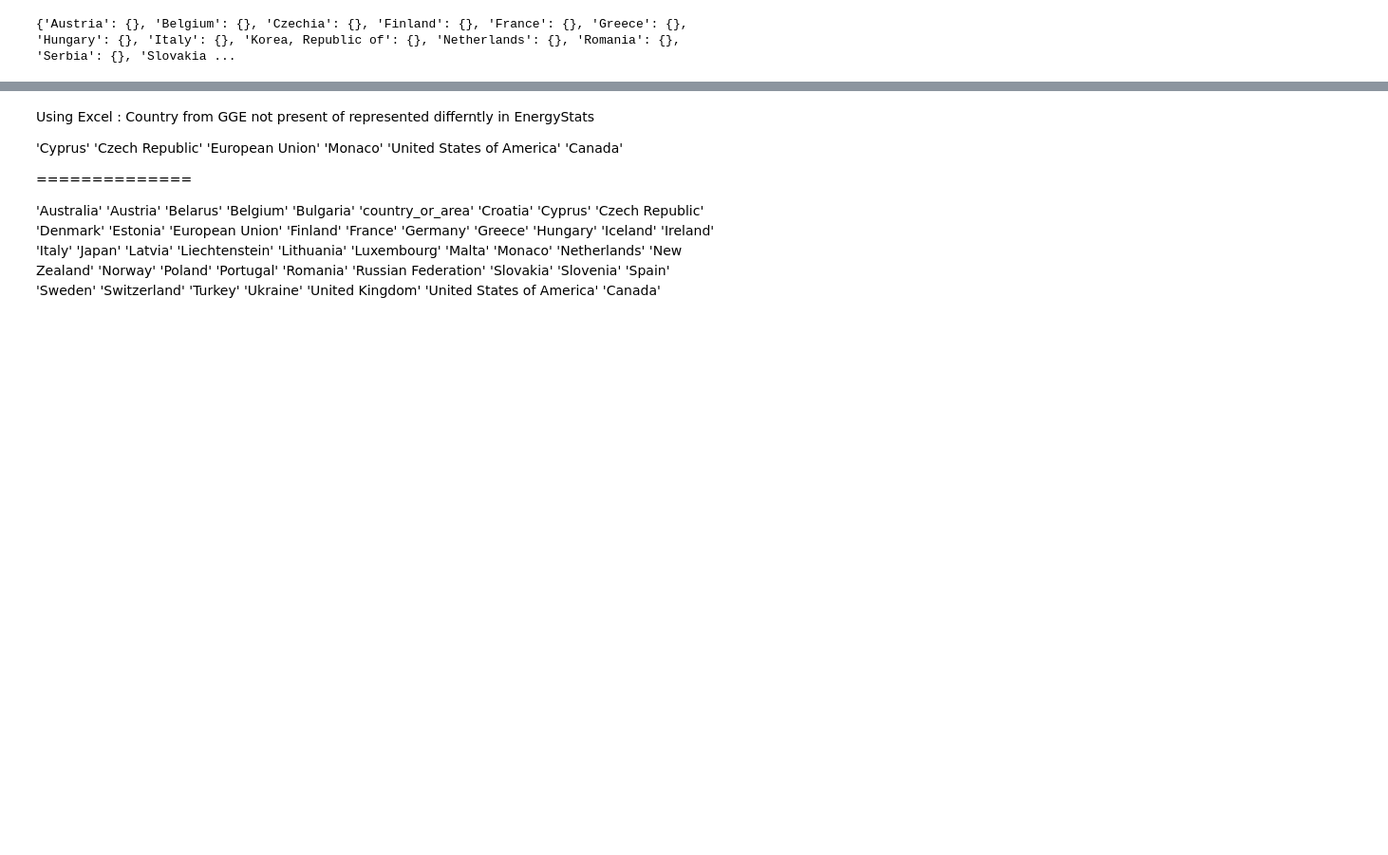
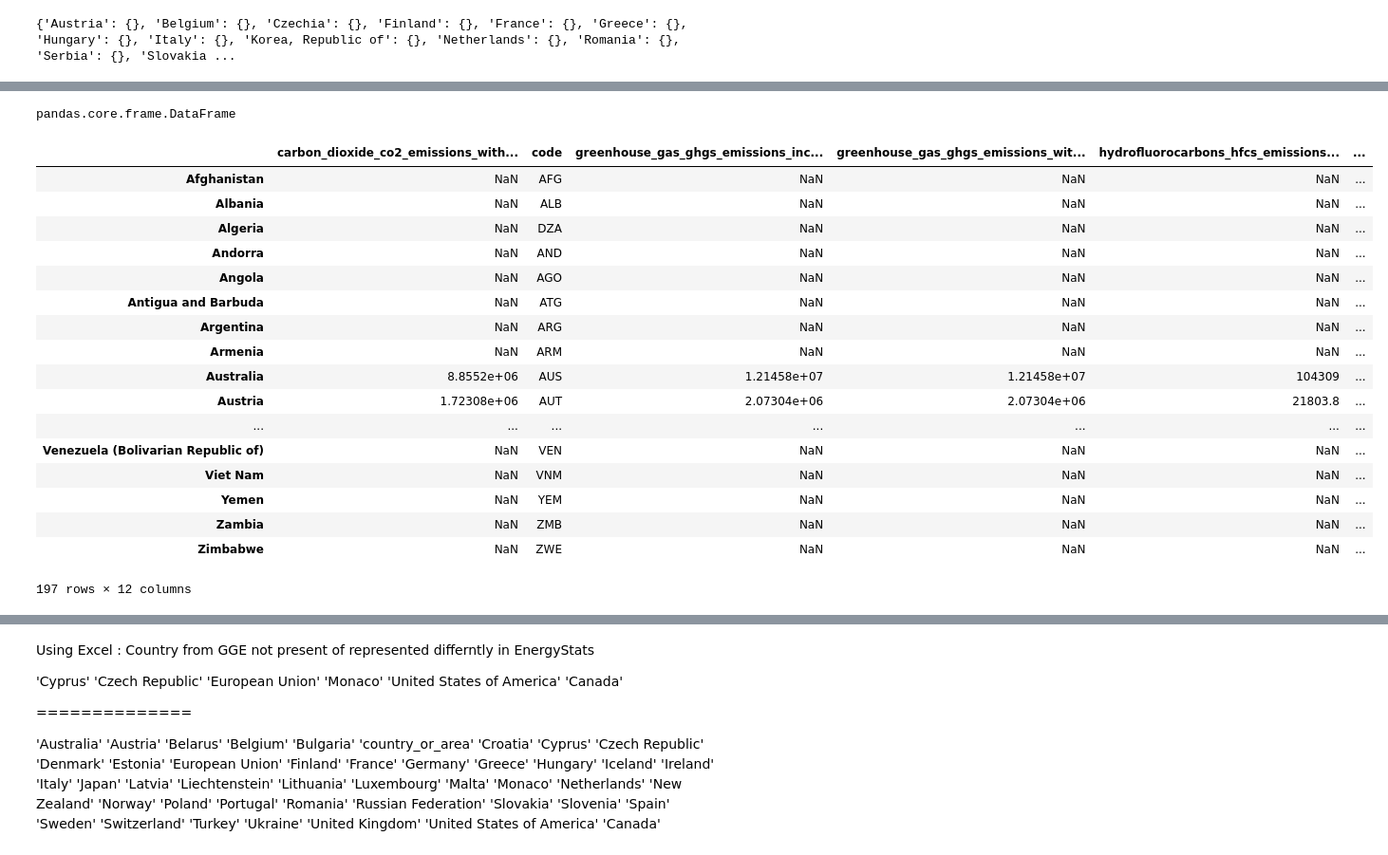
Before and after one commit to abhishekanand/data-512-a6-FinalProject, a Jupyter notebook: FinalProject.ipynb, the cells around one changed output, grey strips where cells are left out. Shown at 95% size. Saved outputs shown, nothing was run; the diff lists cells and outputs as text; code cells hidden in the pictures; blank space fills up the shorter version.

```diff
--- a/FinalProject.ipynb
+++ b/FinalProject.ipynb
@@ -545,0 +644,17 @@ import plotly
+# %%
+# Data Source 4 : CountryCode
+i=1
+CountryCode = []
+with open('data/CountryCode.csv') as csvfile:
+    reader = csv.reader(csvfile)
+    for row in reader:
+        CountryCode.append(row)
+        #print(ParisAgreement)
+        i=i+1
+        print(row)
+print("Number of Data Point:"+ str(i))
+print("Sample Data")
+#print(ParisAgreement[:10])
+
+for i in range(1,10):
+    print(CountryCode[i])
@@ -545,0 +679,6 @@ import plotly
+# %%
+CountryCodedict= {}
+for item in CountryCode :
+    if(item[0]!='COUNTRY'):
+        CountryCodedict[item[0]]= item[2]
+CountryCodedict
@@ -545,0 +703,36 @@ import plotly
+# %%
+for key, value in Country.items():
+    if key in CountryCodedict.keys():
+        #print(Country[key])
+        Country[key]["code"] = CountryCodedict[key]
+
+#print(Country['Australia'])
+# %%
+import pandas as pd
+country_df = pd.DataFrame(Country)
+country_df_T = country_df.T
+type(country_df_T)
+# %% [output]
+pandas.core.frame.DataFrame
+# %%
+country_df_T['COUNTRY'] = country_df_T.index
+country_df_T
+# %% [output]
+|  | carbon_dioxide_co2_emissions_with... | code | greenhouse_gas_ghgs_emissions_inc... | greenhouse_gas_ghgs_emissions_wit... | hydrofluorocarbons_hfcs_emissions... | ... |
+| Afghanistan | NaN | AFG | NaN | NaN | NaN | ... |
+| Albania | NaN | ALB | NaN | NaN | NaN | ... |
+| Algeria | NaN | DZA | NaN | NaN | NaN | ... |
+| Andorra | NaN | AND | NaN | NaN | NaN | ... |
+| Angola | NaN | AGO | NaN | NaN | NaN | ... |
+| Antigua and Barbuda | NaN | ATG | NaN | NaN | NaN | ... |
+| Argentina | NaN | ARG | NaN | NaN | NaN | ... |
+| Armenia | NaN | ARM | NaN | NaN | NaN | ... |
+| Australia | 8.8552e+06 | AUS | 1.21458e+07 | 1.21458e+07 | 104309 | ... |
+| Austria | 1.72308e+06 | AUT | 2.07304e+06 | 2.07304e+06 | 21803.8 | ... |
+| ... | ... | ... | ... | ... | ... | ... |
+| Venezuela (Bolivarian Republic of) | NaN | VEN | NaN | NaN | NaN | ... |
+| Viet Nam | NaN | VNM | NaN | NaN | NaN | ... |
+| Yemen | NaN | YEM | NaN | NaN | NaN | ... |
+| Zambia | NaN | ZMB | NaN | NaN | NaN | ... |
+| Zimbabwe | NaN | ZWE | NaN | NaN | NaN | ... |
+197 rows × 12 columns
```
Also changed, not shown: parts of 25 cells of this notebook, 2 other files.
